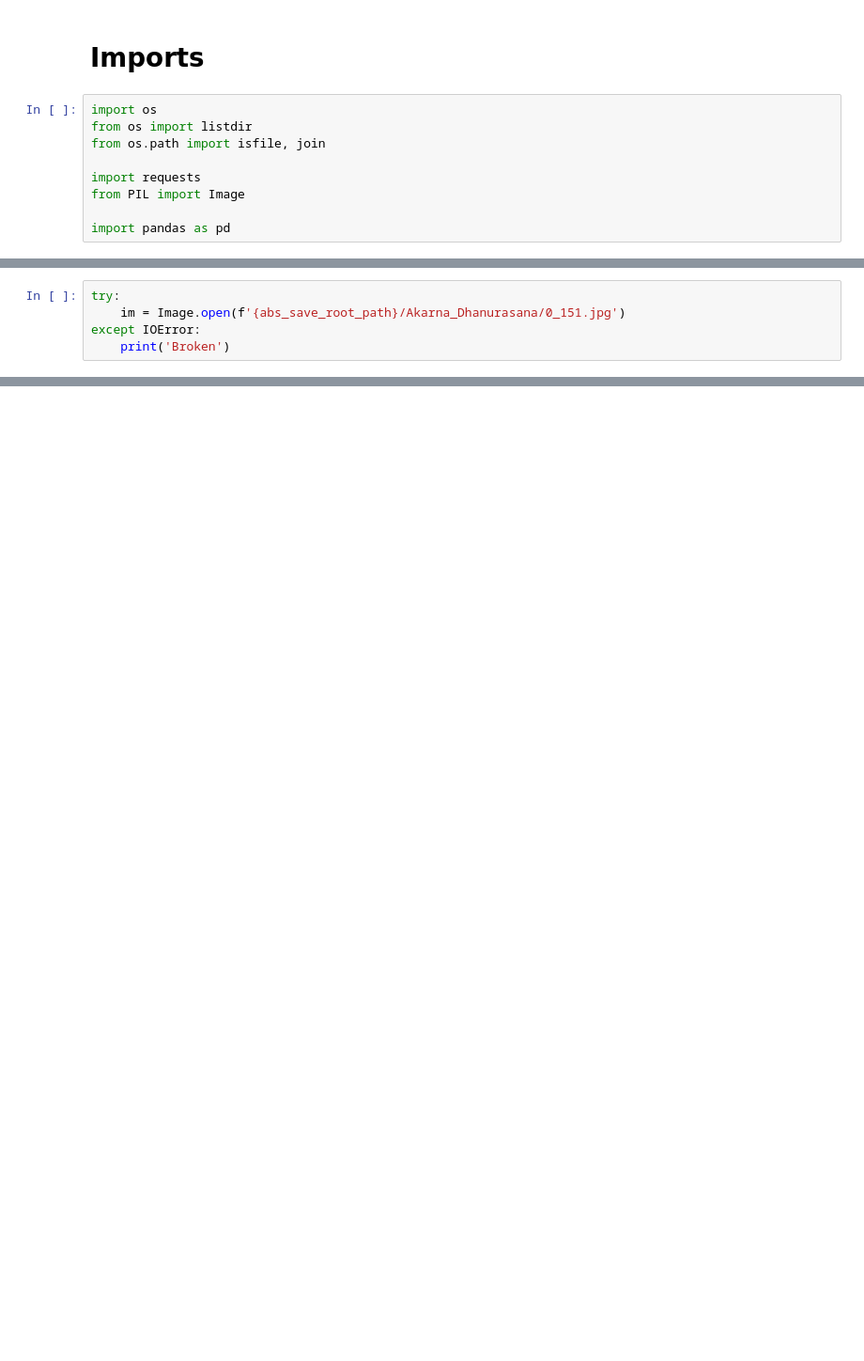
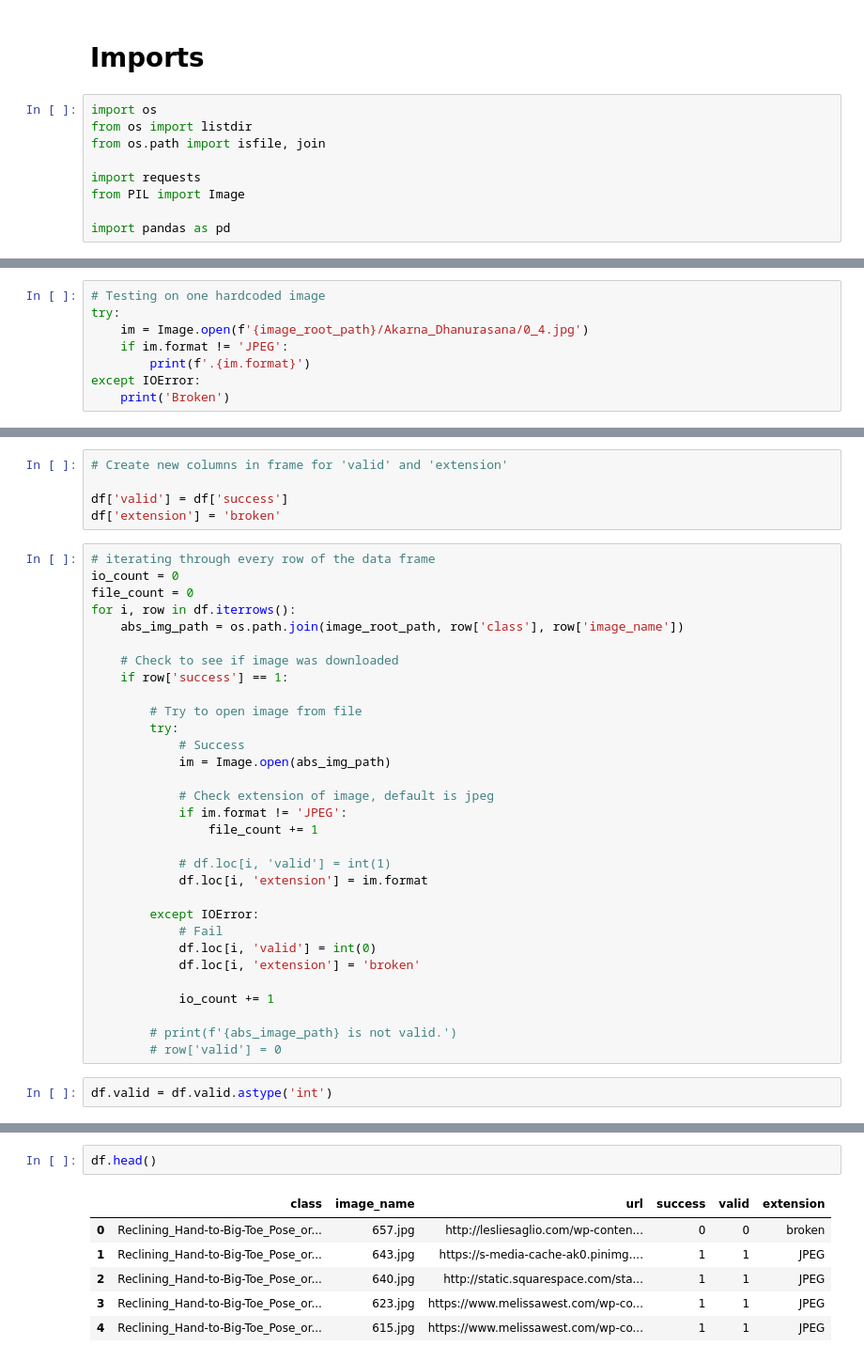
Before and after one commit to edwardmb12/YOGi, a Jupyter notebook: notebooks/LR_yoga82_scraped_image_verification.ipynb, the cells around one changed output, grey strips where cells are left out. Shown at 94% size. Drawn from its saved outputs; the diff is of its cells as text; blank space fills up the shorter version.

Commit message:
completed Yoga-82 validation script

```diff
--- a/notebooks/LR_yoga82_scraped_image_verification.ipynb
+++ b/notebooks/LR_yoga82_scraped_image_verification.ipynb
@@ -46,5 +54,8 @@ from PIL import Image
 # %%
+# Testing on one hardcoded image
 try:
-    im = Image.open(f'{abs_save_root_path}/Akarna_Dhanurasana/0_151.jpg')
+    im = Image.open(f'{image_root_path}/Akarna_Dhanurasana/0_4.jpg')
+    if im.format != 'JPEG':
+        print(f'.{im.format}')
 except IOError:
     print('Broken')
@@ -76,0 +70,38 @@ for pose_folder in listdir(image_root_path)[:3]:
+# %%
+# Create new columns in frame for 'valid' and 'extension'
+
+df['valid'] = df['success']
+df['extension'] = 'broken'
+# %%
+# iterating through every row of the data frame
+io_count = 0
+file_count = 0
+for i, row in df.iterrows():
+    abs_img_path = os.path.join(image_root_path, row['class'], row['image_name'])
+
+    # Check to see if image was downloaded
+    if row['success'] == 1:
+
+        # Try to open image from file
+        try:
+            # Success
+            im = Image.open(abs_img_path)
+
+            # Check extension of image, default is jpeg
+            if im.format != 'JPEG':
+                file_count += 1
+
+            # df.loc[i, 'valid'] = int(1)
+            df.loc[i, 'extension'] = im.format
+
+        except IOError:
+            # Fail
+            df.loc[i, 'valid'] = int(0)
+            df.loc[i, 'extension'] = 'broken'
+
+            io_count += 1
+
+        # print(f'{abs_image_path} is not valid.')
+        # row['valid'] = 0
+# %%
+df.valid = df.valid.astype('int')
@@ -76,0 +128,9 @@ for pose_folder in listdir(image_root_path)[:3]:
+# %%
+df.head()
+# %% [output]
+|  | class | image_name | url | success | valid | extension |
+| 0 | Reclining_Hand-to-Big-Toe_Pose_or... | 657.jpg | http://lesliesaglio.com/wp-conten... | 0 | 0 | broken |
+| 1 | Reclining_Hand-to-Big-Toe_Pose_or... | 643.jpg | https://s-media-cache-ak0.pinimg.... | 1 | 1 | JPEG |
+| 2 | Reclining_Hand-to-Big-Toe_Pose_or... | 640.jpg | http://static.squarespace.com/sta... | 1 | 1 | JPEG |
+| 3 | Reclining_Hand-to-Big-Toe_Pose_or... | 623.jpg | https://www.melissawest.com/wp-co... | 1 | 1 | JPEG |
+| 4 | Reclining_Hand-to-Big-Toe_Pose_or... | 615.jpg | https://www.melissawest.com/wp-co... | 1 | 1 | JPEG |
```
Also changed, not shown: parts of 22 cells of this notebook, 1 other file.
